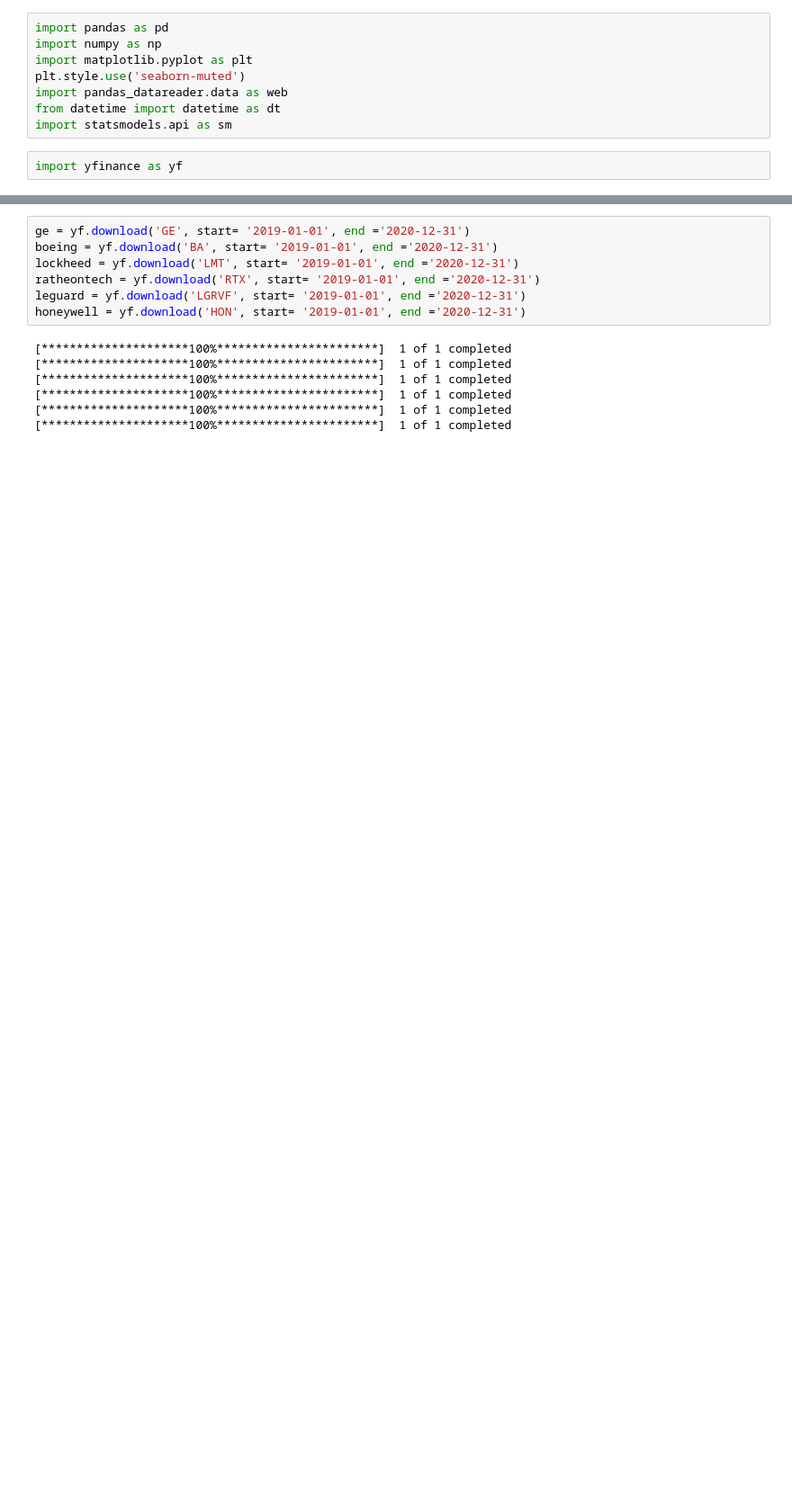
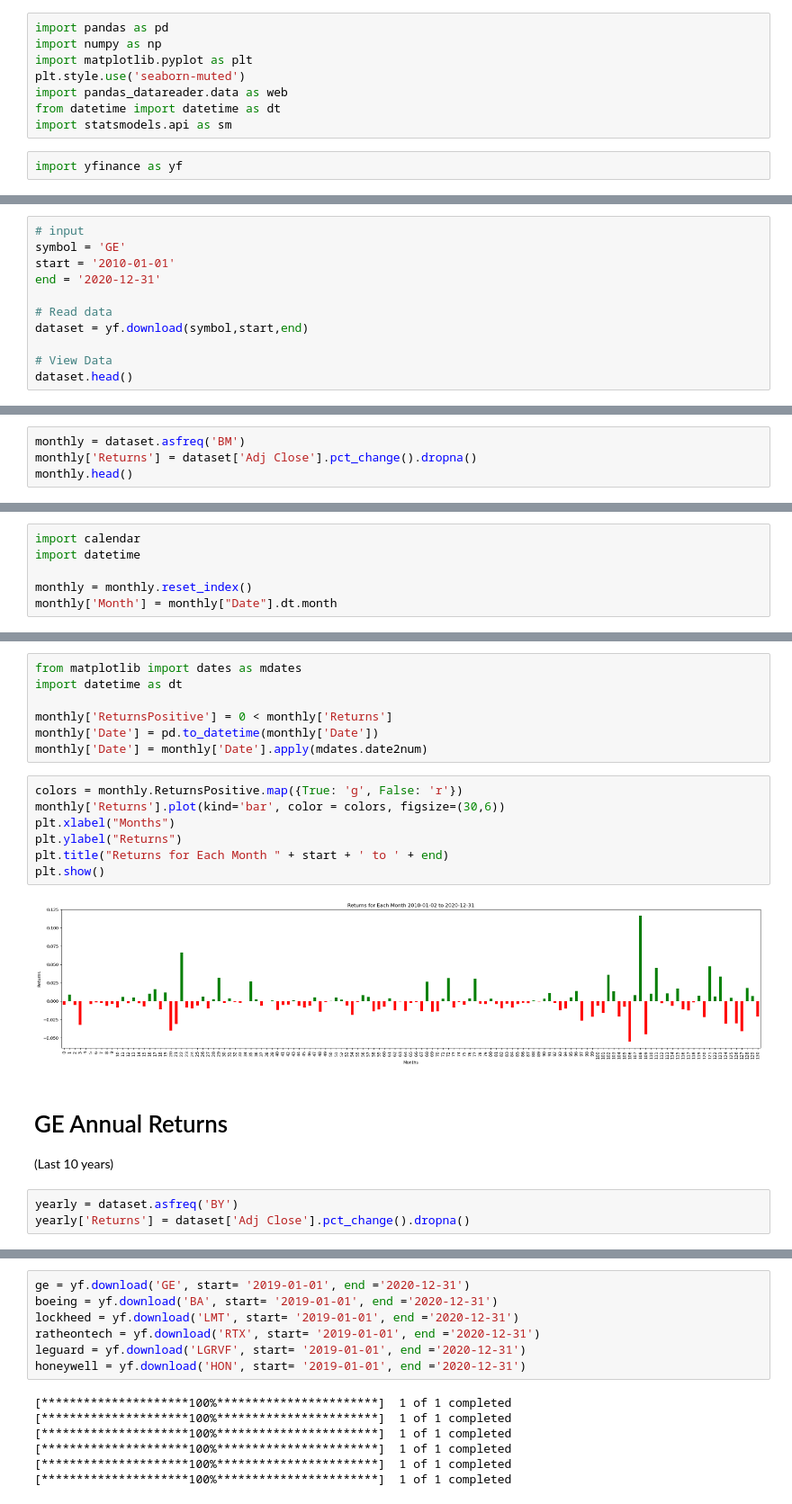
Before and after one commit to pauleppers/StockAnalysis, a Jupyter notebook: Relative_Value_Analysis.ipynb, the cells around one changed output, grey strips where cells are left out. Shown at 90% size. Drawn from its saved outputs; the diff is of its cells as text; blank space fills up the shorter version.

```diff
--- a/Relative_Value_Analysis.ipynb
+++ b/Relative_Value_Analysis.ipynb
@@ -12,0 +75,11 @@ import yfinance as yf
+# %%
+# input
+symbol = 'GE'
+start = '2010-01-01'
+end = '2020-12-31'
+
+# Read data
+dataset = yf.download(symbol,start,end)
+
+# View Data
+dataset.head()
@@ -12,0 +113,4 @@ import yfinance as yf
+# %%
+monthly = dataset.asfreq('BM')
+monthly['Returns'] = dataset['Adj Close'].pct_change().dropna()
+monthly.head()
@@ -12,0 +125,6 @@ import yfinance as yf
+# %%
+import calendar
+import datetime
+
+monthly = monthly.reset_index()
+monthly['Month'] = monthly["Date"].dt.month
@@ -12,0 +149,22 @@ import yfinance as yf
+# %%
+from matplotlib import dates as mdates
+import datetime as dt
+
+monthly['ReturnsPositive'] = 0 < monthly['Returns']
+monthly['Date'] = pd.to_datetime(monthly['Date'])
+monthly['Date'] = monthly['Date'].apply(mdates.date2num)
+# %%
+colors = monthly.ReturnsPositive.map({True: 'g', False: 'r'})
+monthly['Returns'].plot(kind='bar', color = colors, figsize=(30,6))
+plt.xlabel("Months")
+plt.ylabel("Returns")
+plt.title("Returns for Each Month " + start + ' to ' + end)
+plt.show()
+# %% [output]
+[figure, added]
+# %% [markdown]
+# GE Annual Returns
+(Last 10 years)
+# %%
+yearly = dataset.asfreq('BY')
+yearly['Returns'] = dataset['Adj Close'].pct_change().dropna()
```
Also changed, not shown: parts of 76 cells of this notebook.
